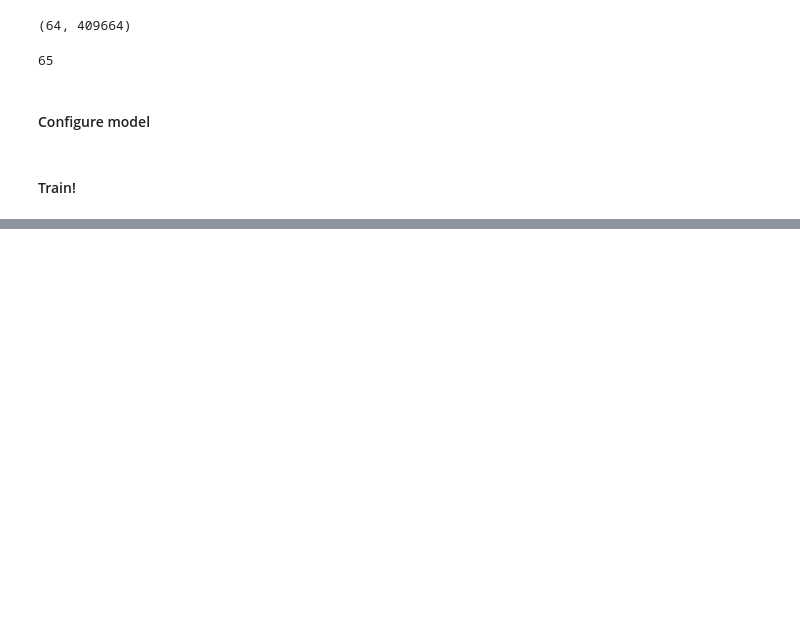
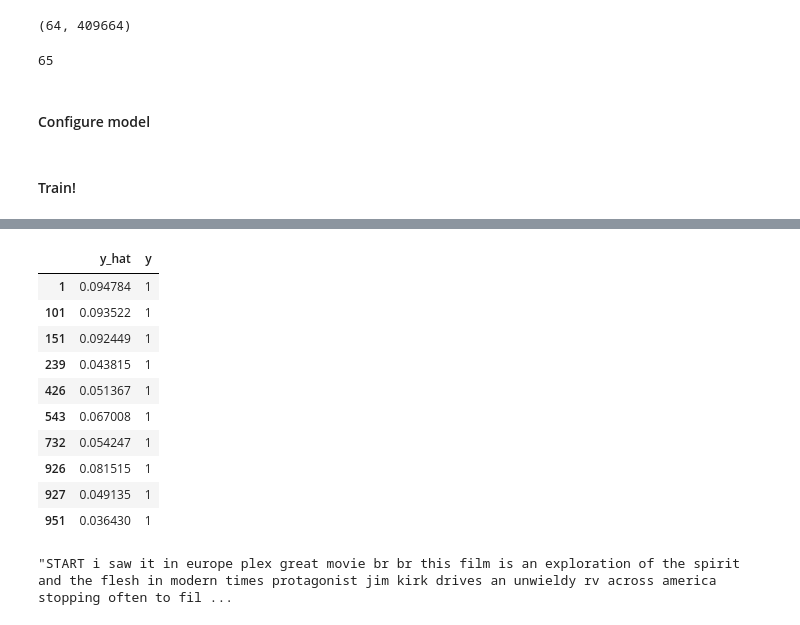
Before and after one commit to the-deep-learners/TensorFlow-LiveLessons, a Jupyter notebook: notebooks/dense_sentiment_classifier.ipynb, the cells around one changed output, grey strips where cells are left out. Saved outputs shown, nothing was run; the diff lists cells and outputs as text; code cells hidden in the pictures; blank space fills up the shorter version.

```diff
--- a/notebooks/dense_sentiment_classifier.ipynb
+++ b/notebooks/dense_sentiment_classifier.ipynb
@@ -247,0 +331,18 @@ Epoch 4/4
+# %%
+ydf[(ydf.y == 1) & (ydf.y_hat < 0.1)].head(10)
+# %% [output]
+|  | y_hat | y |
+| 1 | 0.094784 | 1 |
+| 101 | 0.093522 | 1 |
+| 151 | 0.092449 | 1 |
+| 239 | 0.043815 | 1 |
+| 426 | 0.051367 | 1 |
+| 543 | 0.067008 | 1 |
+| 732 | 0.054247 | 1 |
+| 926 | 0.081515 | 1 |
+| 927 | 0.049135 | 1 |
+| 951 | 0.036430 | 1 |
+# %%
+' '.join(index_word[id] for id in all_x_valid[927])
+# %% [output]
+"START i saw it in europe plex great movie br br this film is an exploration of the spirit and the flesh in modern times protagonist jim kirk drives an unwieldy rv across america stopping often to fil ...
```
Also changed, not shown: parts of 20 cells of this notebook, 5 other files.
